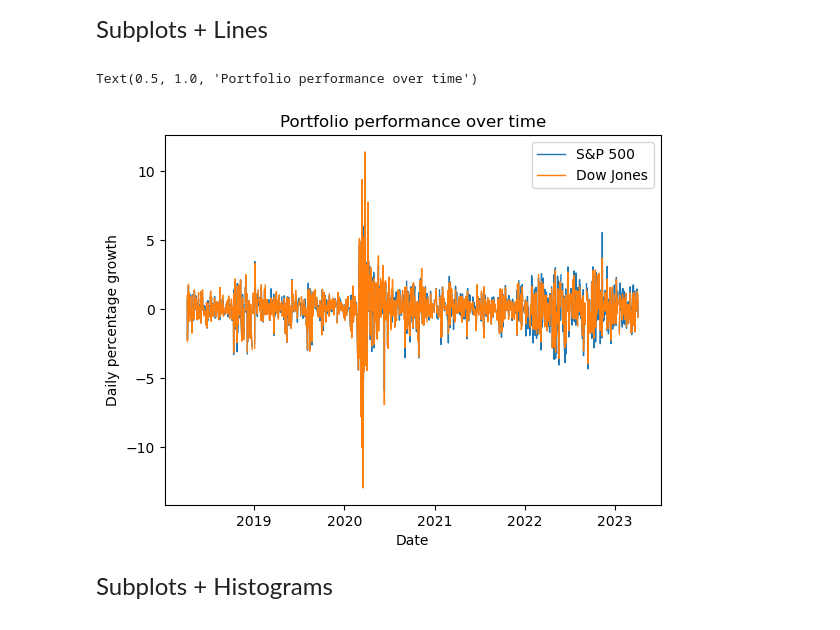
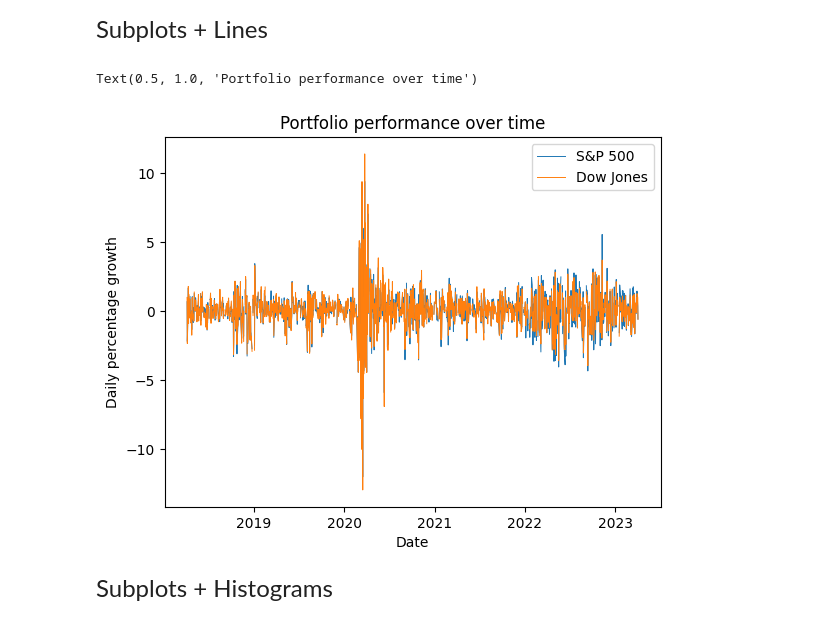
Before and after one commit to alejandrosanchezbecerra/qtm151spring2023, a Jupyter notebook: Lecture 25/Lecture 25.ipynb, the cells around one changed output. Drawn from its saved outputs; the diff is of its cells as text; code cells hidden in the pictures.

```diff
--- a/Lecture 25/Lecture 25.ipynb
+++ b/Lecture 25/Lecture 25.ipynb
@@ -46,22 +46,22 @@ Subplots + Lines
 # %%
 # Extract information that we want to plot
 # Indicate that "date" is the x-axis
 plot_data = portfolios[["date","growth_sp500","growth_djia"]].set_index("date")
 
 # Generate basic lineplot
 # We add with the subplot environment and add more info
 # The linewidth option controls how thin the lines are
 # With subplots we use "set_xlabel" rather than "xlabel"
 fig, ax = plt.subplots(1,1)
 ax.plot(plot_data,
-        linewidth=1)
+        linewidth=0.7)
 ax.legend(["S&P 500","Dow Jones"])
 ax.set_ylabel("Daily percentage growth")
 ax.set_xlabel("Date")
 ax.set_title("Portfolio performance over time")
 # %% [output]
 Text(0.5, 1.0, 'Portfolio performance over time')
-[figure, old version]
+[figure, new version]
 # %% [markdown]
 <font size = "5">
 
```
Also changed, not shown: parts of 9 cells of this notebook, 4 other files.
